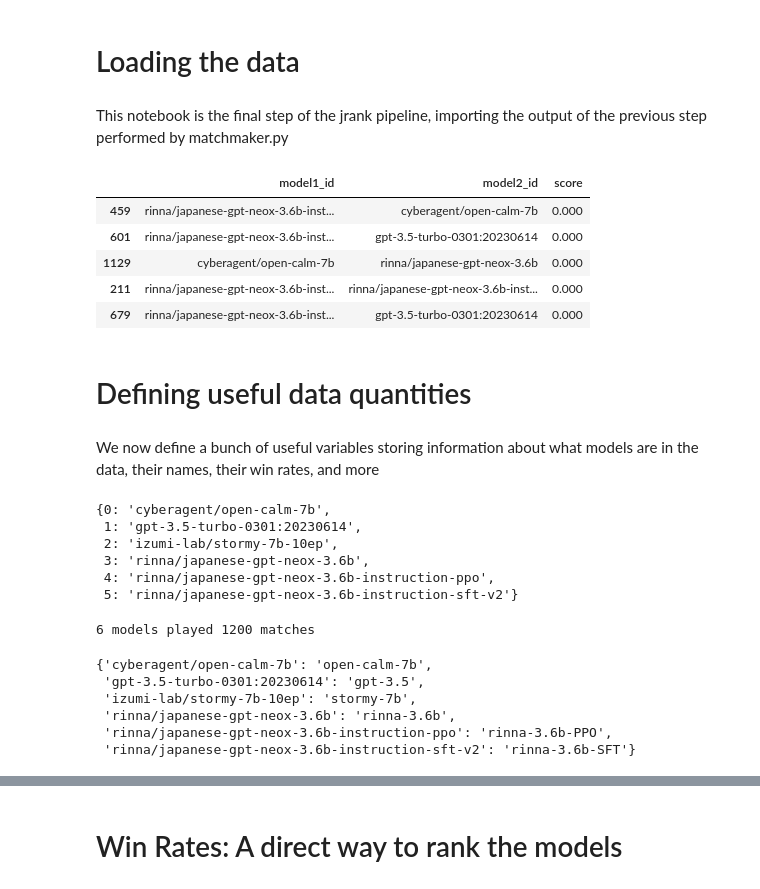
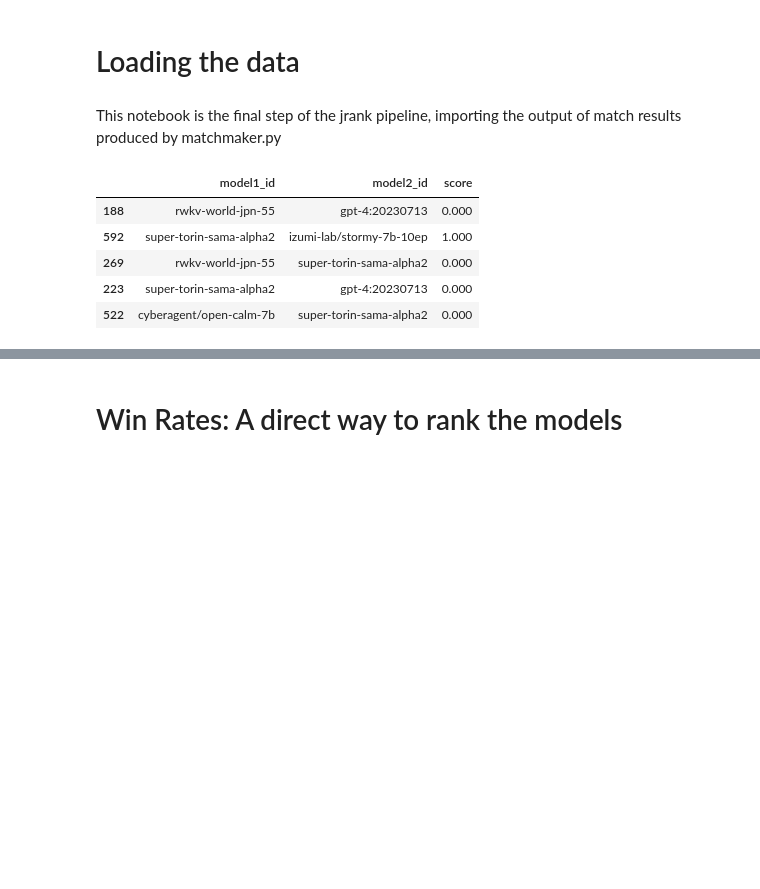
Before and after one commit to yuzu-ai/japanese-llm-ranking, a Jupyter notebook: jrank/bradley-terry.ipynb, the cells around one changed output, grey strips where cells are left out. Cells and saved outputs as stored; diff of their text form; code cells hidden in the pictures; blank space fills up the shorter version.

```diff
--- a/jrank/bradley-terry.ipynb
+++ b/jrank/bradley-terry.ipynb
@@ -21,82 +22,25 @@ plt.rcParams["text.usetex"] = True
 # %% [markdown]
 # Loading the data
 # %% [markdown]
-This notebook is the final step of the jrank pipeline, importing the output of the previous step performed by matchmaker.py
+This notebook is the final step of the jrank pipeline, importing the output of match results produced by matchmaker.py
 # %%
-tournament_file = "./tournaments/rakuda_v1.jsonl"
+tournament_file = "./tournaments/rakuda_v1_gpt4.jsonl"
 charts_prefix = "./charts/" + tournament_file.split("/")[-1].split(".")[0]
 
 with open(tournament_file, "r") as f:
     tournament = json.load(f)
 
 df = pd.DataFrame(tournament["matches"])
+df = df.sample(frac=1)
 df = df[["model1_id", "model2_id", "score"]]
 df["score"] = df["score"].map({1: 1, 2: 0, 3: 0.5})
 
 
 df.sample(5)  # score 1 -> model 1 victory, 0 -> model 2 victory, 0.5 -> draw
 # %% [output]
 |  | model1_id | model2_id | score |
-| 459 | rinna/japanese-gpt-neox-3.6b-inst... | cyberagent/open-calm-7b | 0.000 |
-| 601 | rinna/japanese-gpt-neox-3.6b-inst... | gpt-3.5-turbo-0301:20230614 | 0.000 |
-| 1129 | cyberagent/open-calm-7b | rinna/japanese-gpt-neox-3.6b | 0.000 |
-| 211 | rinna/japanese-gpt-neox-3.6b-inst... | rinna/japanese-gpt-neox-3.6b-inst... | 0.000 |
-| 679 | rinna/japanese-gpt-neox-3.6b-inst... | gpt-3.5-turbo-0301:20230614 | 0.000 |
+| 188 | rwkv-world-jpn-55 | gpt-4:20230713 | 0.000 |
+| 592 | super-torin-sama-alpha2 | izumi-lab/stormy-7b-10ep | 1.000 |
+| 269 | rwkv-world-jpn-55 | super-torin-sama-alpha2 | 0.000 |
+| 223 | super-torin-sama-alpha2 | gpt-4:20230713 | 0.000 |
+| 522 | cyberagent/open-calm-7b | super-torin-sama-alpha2 | 0.000 |
-# %% [markdown]
-#  Defining useful data quantities
-# %% [markdown]
-We now define a bunch of useful variables storing information about what models are in the data, their names, their win rates, and more
-# %%
-# A mapping from a model to an integer index for convenience
-model_to_int = {
-    x: i
-    for i, x in enumerate(
-        df.groupby(["model1_id", "model2_id"]).size().unstack(fill_value=0).index
-    )
-}
-
-int_to_model = {integer: model for model, integer in model_to_int.items()}
-int_to_model
-# %% [output]
-{0: 'cyberagent/open-calm-7b',
- 1: 'gpt-3.5-turbo-0301:20230614',
- 2: 'izumi-lab/stormy-7b-10ep',
- 3: 'rinna/japanese-gpt-neox-3.6b',
- 4: 'rinna/japanese-gpt-neox-3.6b-instruction-ppo',
- 5: 'rinna/japanese-gpt-neox-3.6b-instruction-sft-v2'}
-# %%
-# Number of models
-N = len(int_to_model)
-# Number of matches
-M = len(df)
-
-print(f"{N} models played {M} matches")
-# %% [output]
-6 models played 1200 matches
-# %%
-# For display purposes it's helpful to have a short version of the model names
-short_names = {}
-for name in [int_to_model[i] for i in range(N)]:
-    if "gpt-3.5" in name:
-        short_name = "gpt-3.5"
-    elif "open-calm-7b" in name:
-        short_name = "open-calm-7b"
-    elif "stormy" in name:
-        short_name = "stormy-7b"
-    elif "instruction-ppo" in name:
-        short_name = "rinna-3.6b-PPO"
-    elif "instruction-sft" in name:
-        short_name = "rinna-3.6b-SFT"
-    elif "neox-3.6b" in name:
-        short_name = "rinna-3.6b"
-    else:
-        short_name = name
-    short_names[name] = short_name
-short_names
-# %% [output]
-{'cyberagent/open-calm-7b': 'open-calm-7b',
- 'gpt-3.5-turbo-0301:20230614': 'gpt-3.5',
- 'izumi-lab/stormy-7b-10ep': 'stormy-7b',
- 'rinna/japanese-gpt-neox-3.6b': 'rinna-3.6b',
- 'rinna/japanese-gpt-neox-3.6b-instruction-ppo': 'rinna-3.6b-PPO',
- 'rinna/japanese-gpt-neox-3.6b-instruction-sft-v2': 'rinna-3.6b-SFT'}
```
Also changed, not shown: parts of 47 cells of this notebook, 10 other files.
